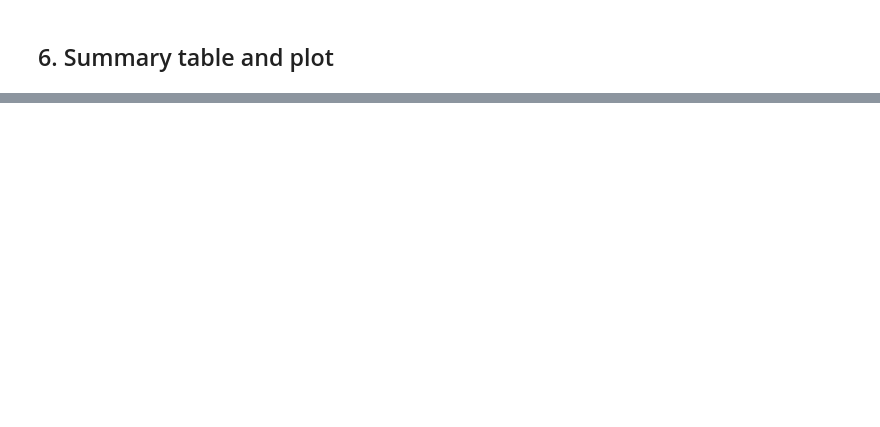
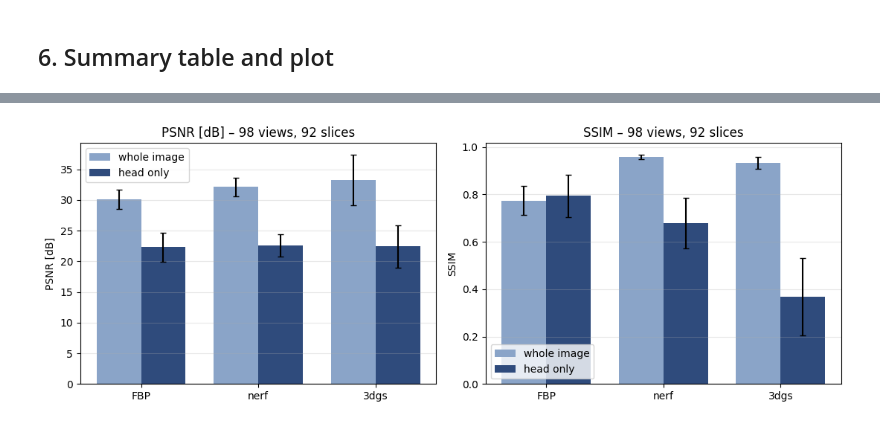
Before and after one commit to gs0232/IPPR_CT_Reconstruction, a Jupyter notebook: Baselines/03_evaluation.ipynb, the cells around one changed output, grey strips where cells are left out. Drawn from its saved outputs; the diff is of its cells as text; code cells hidden in the pictures; blank space fills up the shorter version.

```diff
--- a/Baselines/03_evaluation.ipynb
+++ b/Baselines/03_evaluation.ipynb
@@ -248,12 +278,17 @@ summary
 # %%
 order = ["FBP"] + [m for m in files]
-fig, ax = plt.subplots(1, 2, figsize=(10, 4))
-for a, col, label in [(ax[0], "psnr_head", "PSNR head [dB]"), (ax[1], "ssim_head", "SSIM head")]:
-    g = res.groupby("method")[col]
-    a.bar(order, g.mean()[order], yerr=g.std()[order], capsize=4, color="#8aa4c8", edgecolor="#2f4b7c")
-    a.set_ylabel(label); a.grid(axis="y", alpha=0.3)
+fig, ax = plt.subplots(1, 2, figsize=(11, 4))
+w = 0.38
+x = np.arange(len(order))
+for a, metric, label in [(ax[0], "psnr", "PSNR [dB]"), (ax[1], "ssim", "SSIM")]:
+    for k, (suffix, name, col) in enumerate([("", "whole image", "#8aa4c8"), ("_head", "head only", "#2f4b7c")]):
+        g = res.groupby("method")[metric + suffix]
+        a.bar(x + (k - 0.5) * w, g.mean()[order], w, yerr=g.std()[order], capsize=3, label=name, color=col)
+    a.set_xticks(x); a.set_xticklabels(order); a.set_ylabel(label); a.grid(axis="y", alpha=0.3); a.legend()
     a.set_title(f"{label} – {N_VIEWS} views, {len(common)} slices")
 plt.tight_layout(); plt.savefig(EVAL_DIR / "evaluation_bars.png", dpi=150); plt.show()
+# %% [output]
+[figure, added]
 # %% [markdown]
 ## Notes for the log / report
 - Outputs were delivered as 8-bit PNGs → original intensity scale lost. All predictions
```
Also changed, not shown: parts of 10 cells of this notebook.
